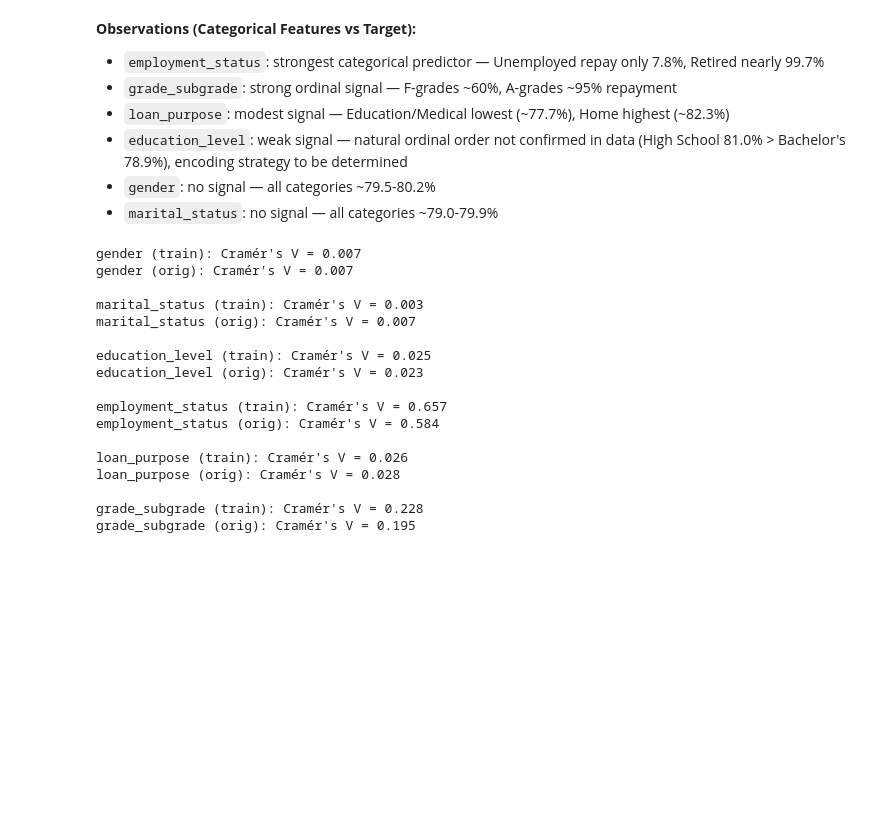
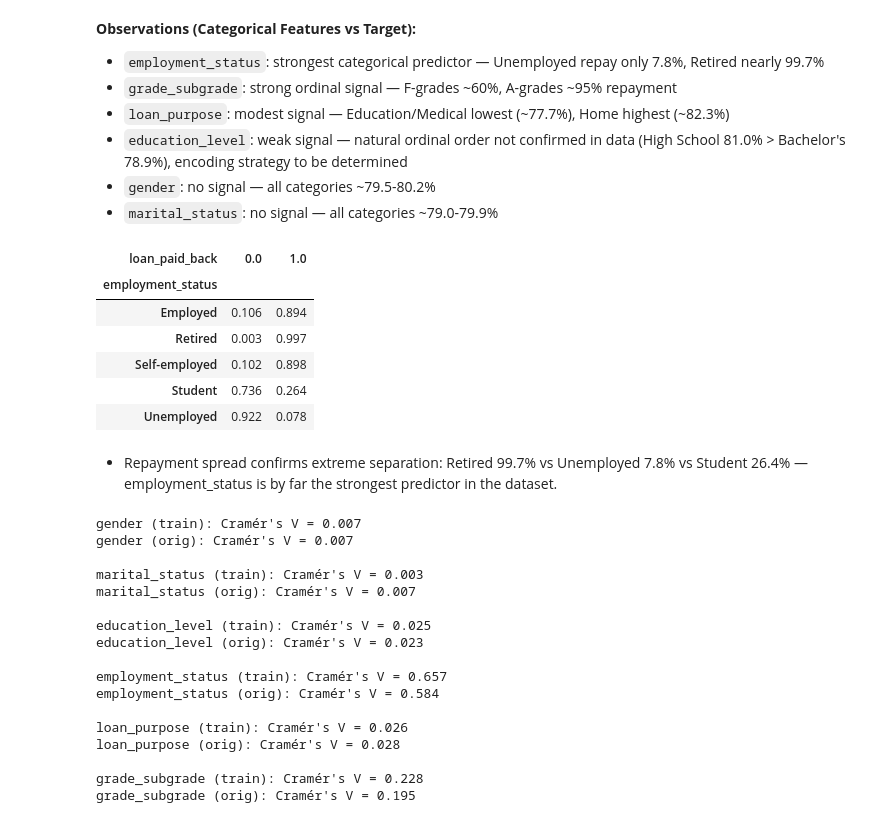
Before and after one commit to adulamaciej/loan-repayment-prediction, a Jupyter notebook: notebooks/01_eda.ipynb, the cells around one changed output. Drawn from its saved outputs; the diff is of its cells as text; code cells hidden in the pictures; blank space fills up the shorter version.

```diff
--- a/notebooks/01_eda.ipynb
+++ b/notebooks/01_eda.ipynb
@@ -631,6 +637,18 @@ Name: loan_paid_back, dtype: float64
 - `education_level`: weak signal — natural ordinal order not confirmed in data (High School 81.0% > Bachelor's 78.9%), encoding strategy to be determined
 - `gender`: no signal — all categories ~79.5-80.2%
 - `marital_status`: no signal — all categories ~79.0-79.9%
+# %%
+pd.crosstab(train['employment_status'], train['loan_paid_back'], normalize='index').round(3)
+# %% [output]
+| loan_paid_back | 0.0 | 1.0 |
+| employment_status |  |  |
+| Employed | 0.106 | 0.894 |
+| Retired | 0.003 | 0.997 |
+| Self-employed | 0.102 | 0.898 |
+| Student | 0.736 | 0.264 |
+| Unemployed | 0.922 | 0.078 |
+# %% [markdown]
+- Repayment spread confirms extreme separation: Retired 99.7% vs Unemployed 7.8% vs Student 26.4% — employment_status is by far the strongest predictor in the dataset.
 # %%
 for col in categorical_cols:
     for name, df in [('train', train), ('orig', orig)]:
```
Also changed, not shown: parts of 10 cells of this notebook.
